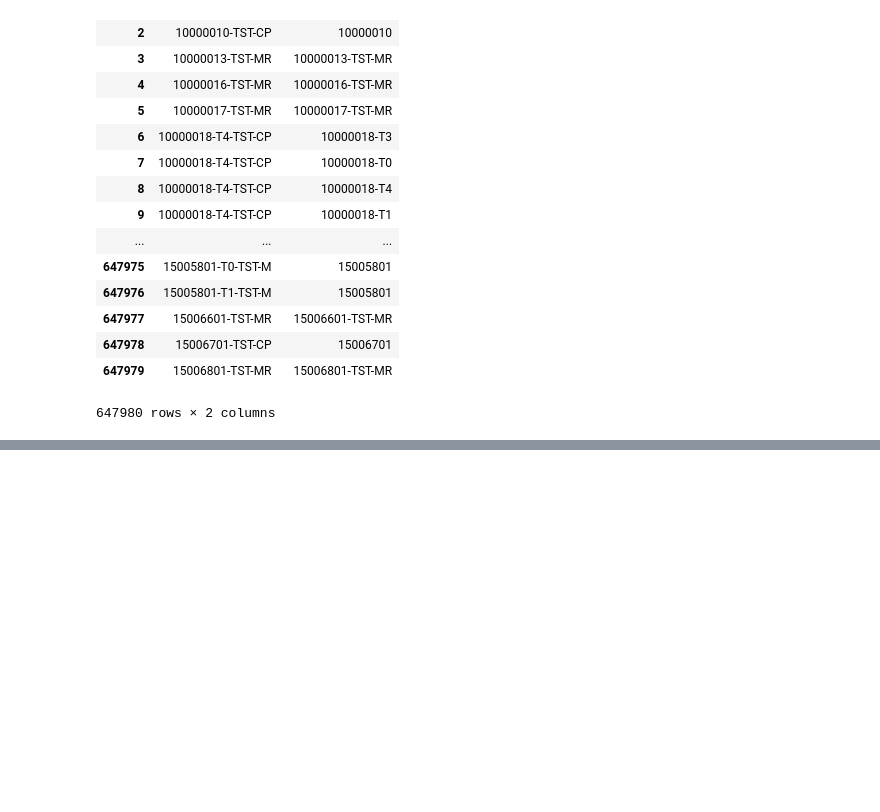
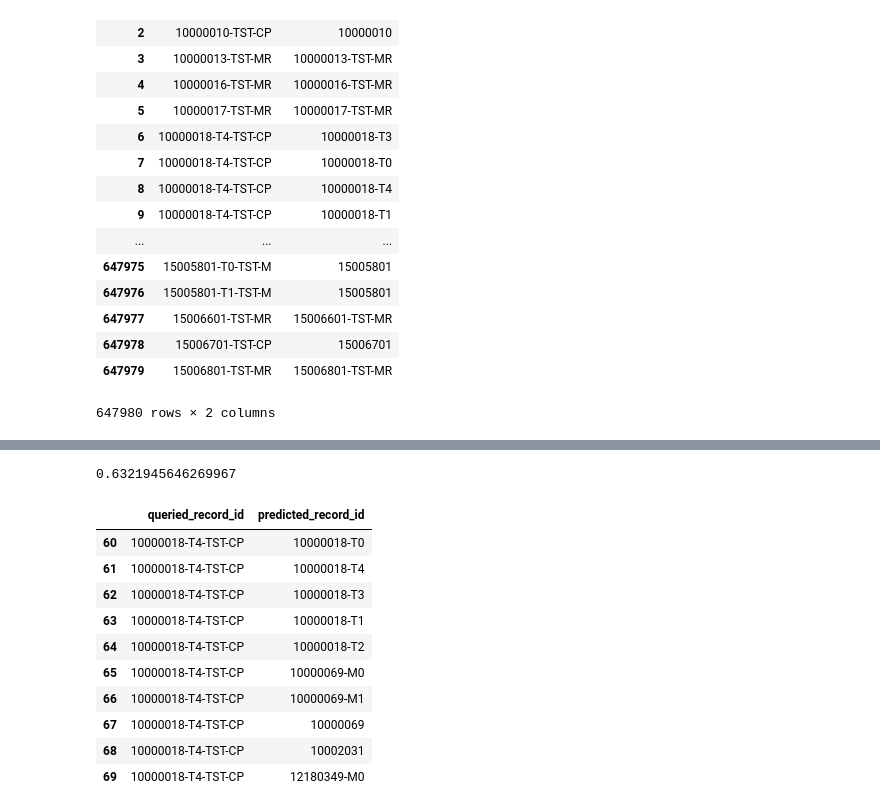
Before and after one commit to teomores/Oracle_HPC_contest, a Jupyter notebook: notebooks/Metrics.ipynb, the cells around one changed output, grey strips where cells are left out. Saved outputs shown, nothing was run; the diff lists cells and outputs as text; code cells hidden in the pictures; blank space fills up the shorter version.

```diff
--- a/notebooks/Metrics.ipynb
+++ b/notebooks/Metrics.ipynb
@@ -733,0 +814,18 @@ processed 266000/266955 records, 99.64%
+# %%
+results['perQueryResult']['Precision@K'].sum() / 266955
+# %% [output]
+0.6321945646269967
+# %%
+sub[sub['queried_record_id'] == '10000018-T4-TST-CP']
+# %% [output]
+|  | queried_record_id | predicted_record_id |
+| 60 | 10000018-T4-TST-CP | 10000018-T0 |
+| 61 | 10000018-T4-TST-CP | 10000018-T4 |
+| 62 | 10000018-T4-TST-CP | 10000018-T3 |
+| 63 | 10000018-T4-TST-CP | 10000018-T1 |
+| 64 | 10000018-T4-TST-CP | 10000018-T2 |
+| 65 | 10000018-T4-TST-CP | 10000069-M0 |
+| 66 | 10000018-T4-TST-CP | 10000069-M1 |
+| 67 | 10000018-T4-TST-CP | 10000069 |
+| 68 | 10000018-T4-TST-CP | 10002031 |
+| 69 | 10000018-T4-TST-CP | 12180349-M0 |
```
Also changed, not shown: parts of 15 cells of this notebook, 1 other file.
